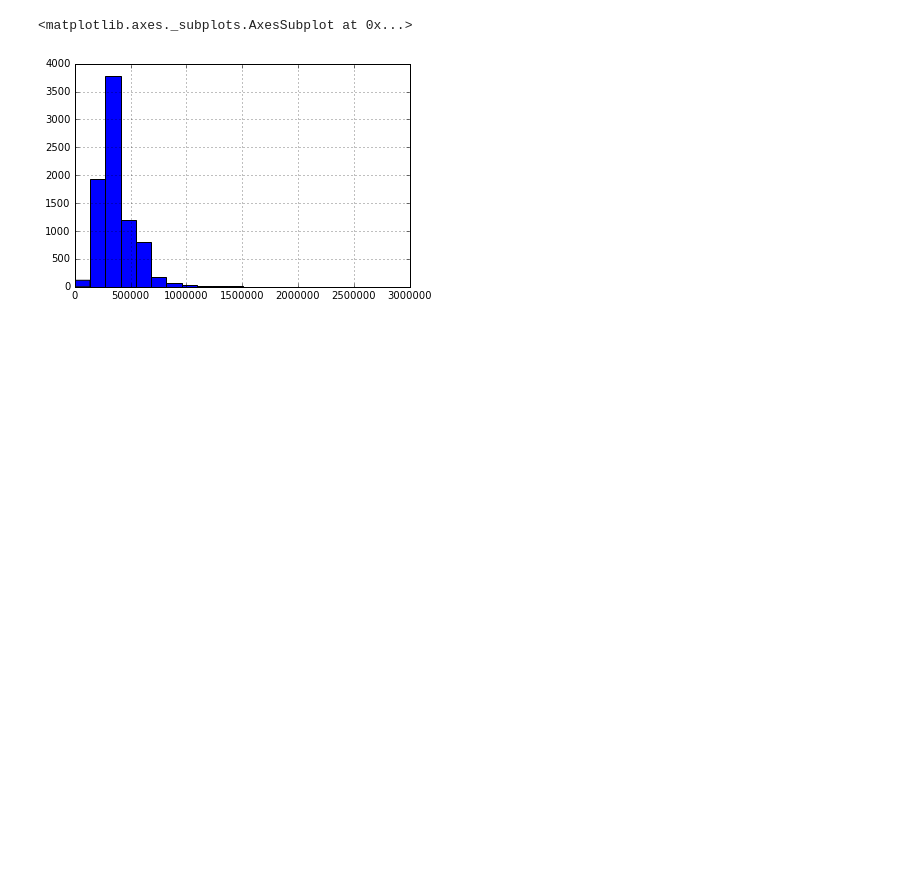
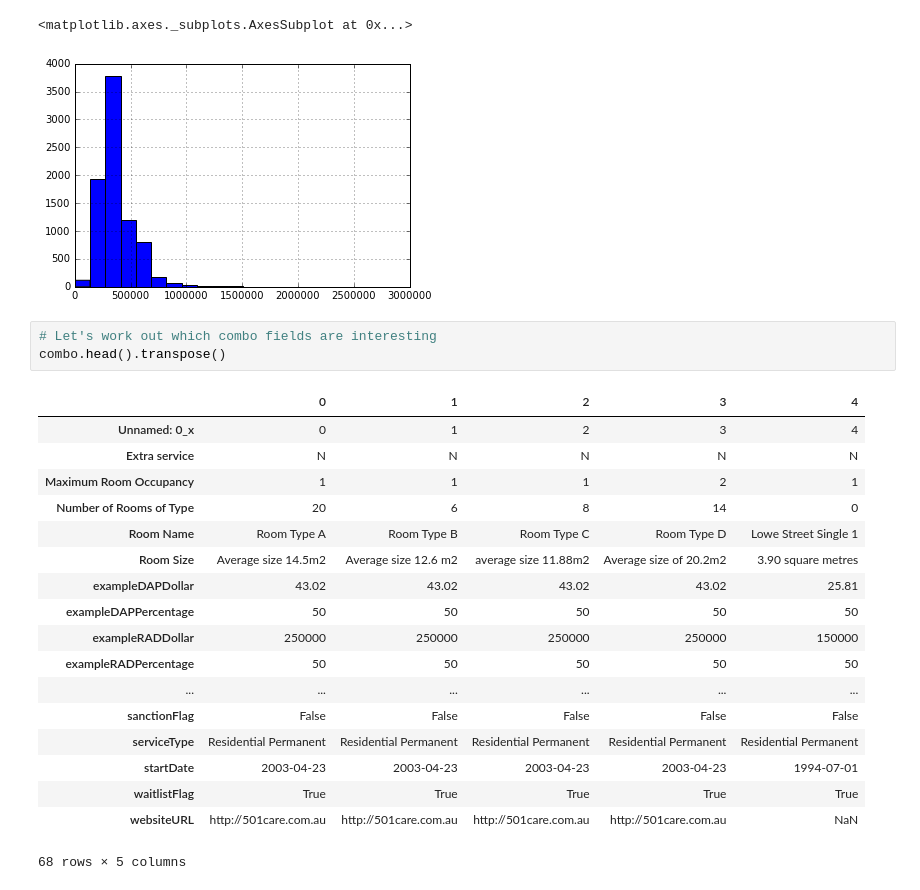
Before and after one commit to jacksongs/resibattle, a Jupyter notebook: Untitled.ipynb, the cells around one changed output. Cells and saved outputs as stored; diff of their text form; blank space fills up the shorter version.

```diff
--- a/Untitled.ipynb
+++ b/Untitled.ipynb
@@ -154,3 +156,25 @@ combo['maximumRAD'].hist(bins=20)
 Populating the interactive namespace from numpy and matplotlib
 <matplotlib.axes._subplots.AxesSubplot at 0x...>
 [figure]
+# %%
+# Let's work out which combo fields are interesting
+combo.head().transpose()
+# %% [output]
+|  | 0 | 1 | 2 | 3 | 4 |
+| Unnamed: 0_x | 0 | 1 | 2 | 3 | 4 |
+| Extra service | N | N | N | N | N |
+| Maximum Room Occupancy | 1 | 1 | 1 | 2 | 1 |
+| Number of Rooms of Type | 20 | 6 | 8 | 14 | 0 |
+| Room Name | Room Type A | Room Type B | Room Type C | Room Type D | Lowe Street Single 1 |
+| Room Size | Average size 14.5m2 | Average size 12.6 m2 | average size 11.88m2 | Average size of 20.2m2 | 3.90 square metres |
+| exampleDAPDollar | 43.02 | 43.02 | 43.02 | 43.02 | 25.81 |
+| exampleDAPPercentage | 50 | 50 | 50 | 50 | 50 |
+| exampleRADDollar | 250000 | 250000 | 250000 | 250000 | 150000 |
+| exampleRADPercentage | 50 | 50 | 50 | 50 | 50 |
+| ... | ... | ... | ... | ... | ... |
+| sanctionFlag | False | False | False | False | False |
+| serviceType | Residential Permanent | Residential Permanent | Residential Permanent | Residential Permanent | Residential Permanent |
+| startDate | 2003-04-23 | 2003-04-23 | 2003-04-23 | 2003-04-23 | 1994-07-01 |
+| waitlistFlag | True | True | True | True | True |
+| websiteURL | http://501care.com.au | http://501care.com.au | http://501care.com.au | http://501care.com.au | NaN |
+68 rows × 5 columns
```
Also changed, not shown: parts of 6 cells of this notebook, 13 other files.
